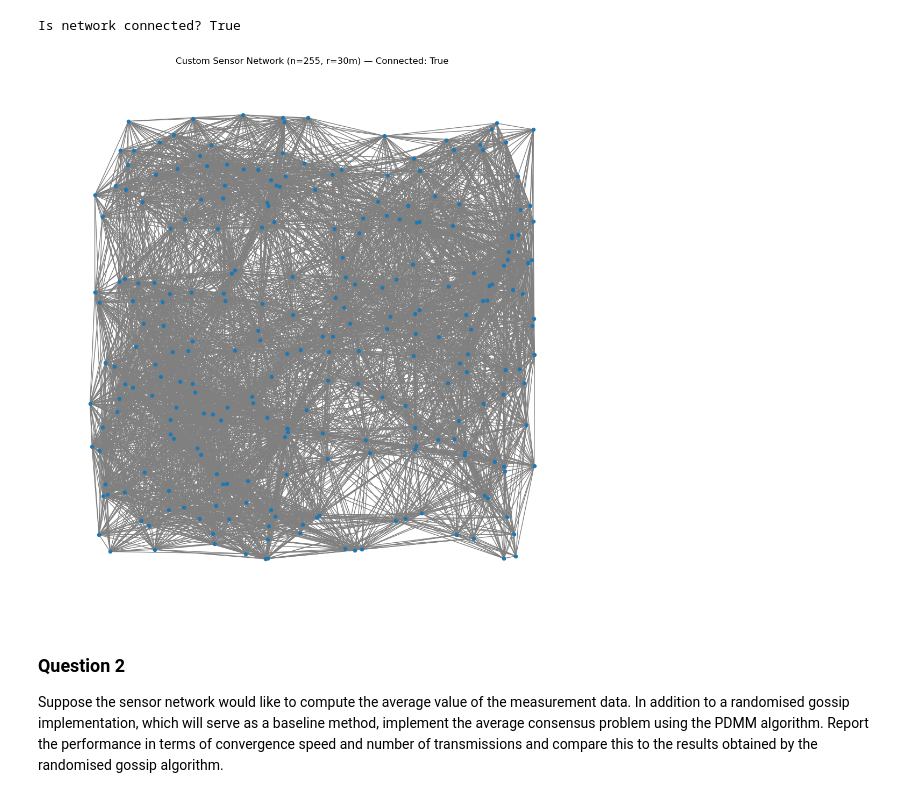
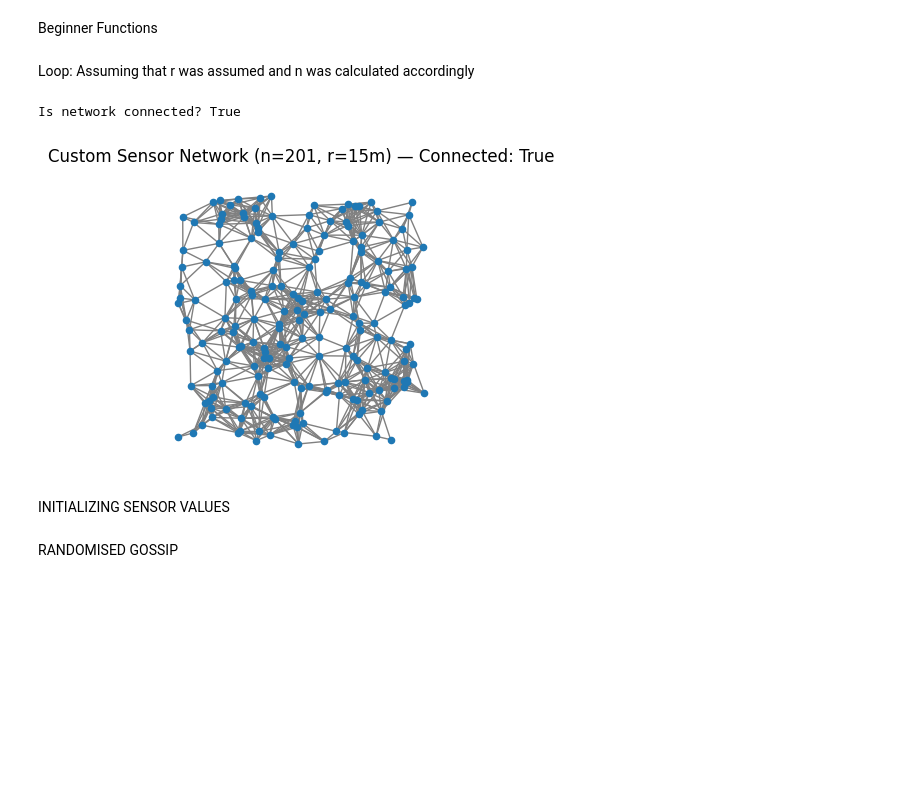
Before and after one commit to nish5180/Distributed_Signal_Processing_EE4540, a Jupyter notebook: distributed_project_git.ipynb, the cells around one changed output. Saved outputs shown, nothing was run; the diff lists cells and outputs as text; code cells hidden in the pictures; blank space fills up the shorter version.

```diff
--- a/distributed_project_git.ipynb
+++ b/distributed_project_git.ipynb
@@ -21,6 +18,8 @@ from numpy import random
 import numpy as np
 import matplotlib.pyplot as plt
 import networkx as nx
+# %% [markdown]
+Beginner Functions
 # %%
 # Essential Functions
 
@@ -59,35 +58,39 @@ def generate_uniform_P(adjacency_matrix):
         # If no neighbors, row stays all zero (won't be used anyway)
 
     return P
+# %% [markdown]
+Loop: Assuming that r was assumed and n was calculated accordingly
 # %%
-# Create Connected Sensor Network
-
 # === Parameters ===
-n = 255
+n = 201
 area_size = 100
-r = 30
+r = 15
 
 # === Generate sensor locations as [2, n] array ===
-np.random.seed(45)
+np.random.seed(50)
 positions = np.random.uniform(0, area_size, (n, 2)).T  # shape: [2, n]
+
+
 
 # === Calculate adjacency matrix and check connectivity ===
 adj_matrix = calculate_adjacency_matrix(positions, r)
 connected = is_graph_connected(adj_matrix)
 
 # === Print result ===
 print(f"Is network connected? {connected}")
 
 # === Visualize using networkx ===
 G = nx.from_numpy_array(adj_matrix)
 pos_dict = {i: positions[:, i] for i in range(n)}
 
-plt.figure(figsize=(10, 10))
+plt.figure(figsize=(4.5, 3))
 nx.draw(G, pos=pos_dict, node_size=20, edge_color='gray')
 plt.title(f"Custom Sensor Network (n={n}, r={r}m) — Connected: {connected}")
 plt.axis('equal')
 plt.grid(True)
 plt.show()
 # %% [output]
 Is network connected? True
-[figure, old version]
+[figure, new version]
+# %% [markdown]
+INITIALIZING SENSOR VALUES
@@ -94,10 +103,3 @@ Is network connected? True
 # %% [markdown]
-### Question 2
-
-Suppose the sensor network would like to compute the average value of the
-measurement data. In addition to a randomised gossip implementation, which will
-serve as a baseline method, implement the average consensus problem using the
-PDMM algorithm. Report the performance in terms of convergence speed and number
-of transmissions and compare this to the results obtained by the randomised gossip
-algorithm.
+RANDOMISED GOSSIP
 # %%
```
Also changed, not shown: parts of 17 cells of this notebook.
